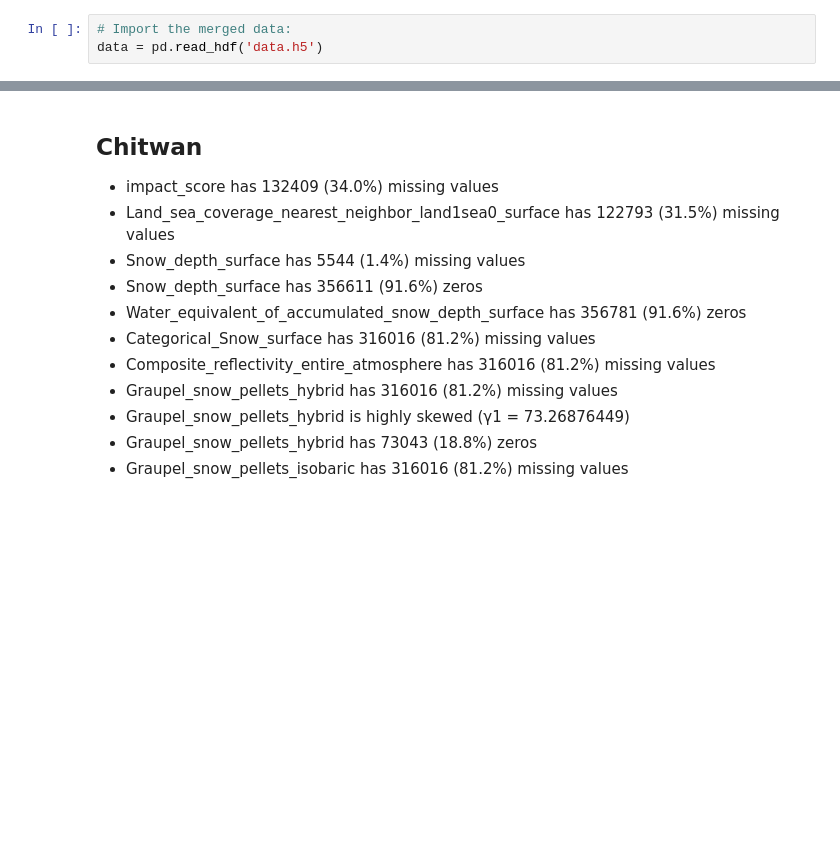
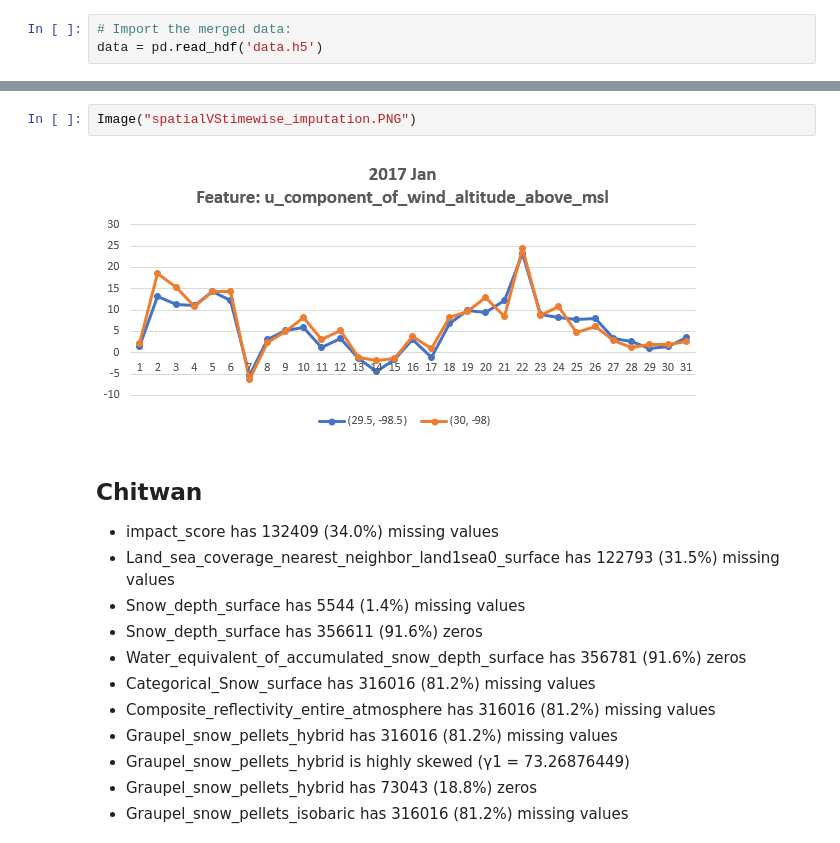
Before and after one commit to chitwankaudan/whetherweather, a Jupyter notebook: outlier_analysis.ipynb, the cells around one changed output, grey strips where cells are left out. Cells and saved outputs as stored; diff of their text form; blank space fills up the shorter version.

```diff
--- a/outlier_analysis.ipynb
+++ b/outlier_analysis.ipynb
@@ -152,3 +179,7 @@ missingPerZip.sort_values(['Haines_Index_surface'], ascending = [0])
+# %%
+Image("spatialVStimewise_imputation.PNG")
+# %% [output]
+[figure, added]
 # %% [markdown]
 ## Chitwan
 - impact_score has 132409 (34.0%) missing values
```
Also changed, not shown: parts of 13 cells of this notebook.
